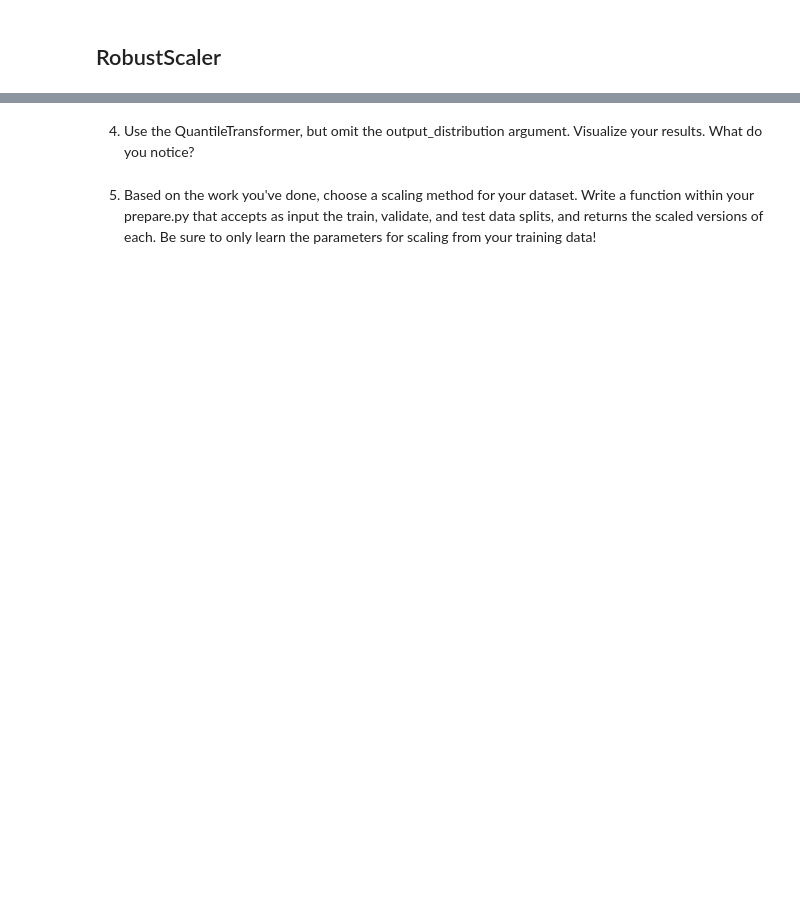
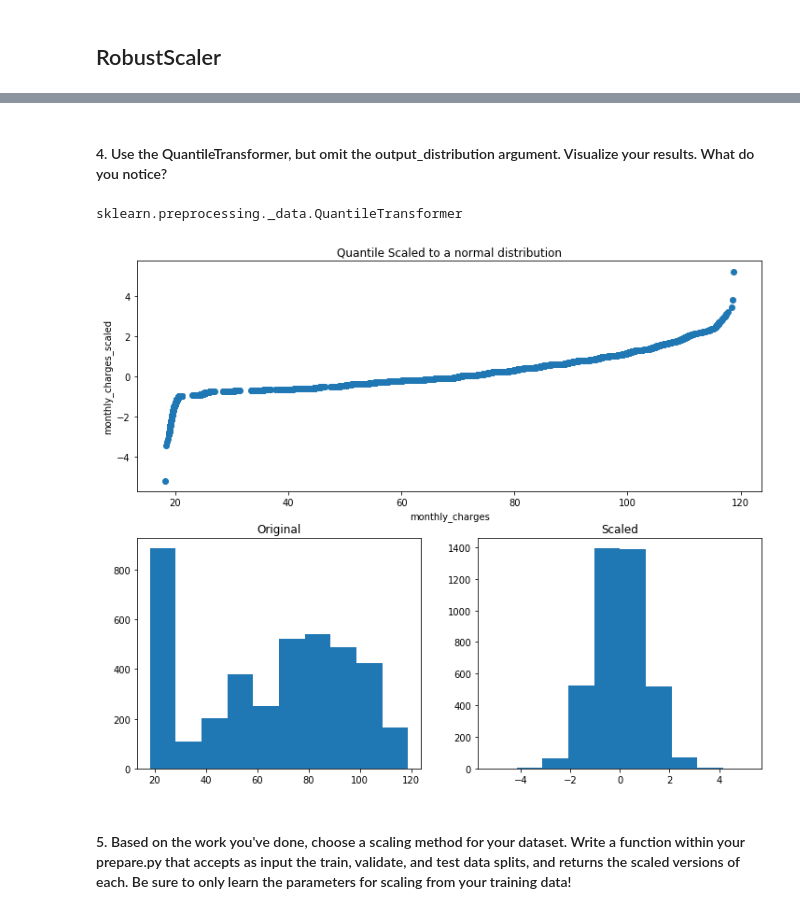
Before and after one commit to dbojado/regression-exercises, a Jupyter notebook: scaling.ipynb, the cells around one changed output, grey strips where cells are left out. Saved outputs shown, nothing was run; the diff lists cells and outputs as text; code cells hidden in the pictures; blank space fills up the shorter version.

```diff
--- a/scaling.ipynb
+++ b/scaling.ipynb
@@ -179,4 +168,14 @@ train.monthly_charges_scaled.plot.hist(title='Quantile Transformed to Normal')
 # %% [markdown]
-4. Use the QuantileTransformer, but omit the output_distribution argument. Visualize your results. What do you notice?
+#### 4. Use the QuantileTransformer, but omit the output_distribution argument. Visualize your results. What do you notice?
+# %%
+sklearn.preprocessing.QuantileTransformer
+# %% [output]
+sklearn.preprocessing._data.QuantileTransformer
+# %%
+visualize_scaler(
+    sklearn.preprocessing.QuantileTransformer(output_distribution='normal'),
+    'Quantile Scaled to a normal distribution',)
+# %% [output]
+[figure, added]
 # %% [markdown]
-5. Based on the work you've done, choose a scaling method for your dataset. Write a function within your prepare.py that accepts as input the train, validate, and test data splits, and returns the scaled versions of each. Be sure to only learn the parameters for scaling from your training data!
+#### 5. Based on the work you've done, choose a scaling method for your dataset. Write a function within your prepare.py that accepts as input the train, validate, and test data splits, and returns the scaled versions of each. Be sure to only learn the parameters for scaling from your training data!
```
Also changed, not shown: parts of 13 cells of this notebook.
